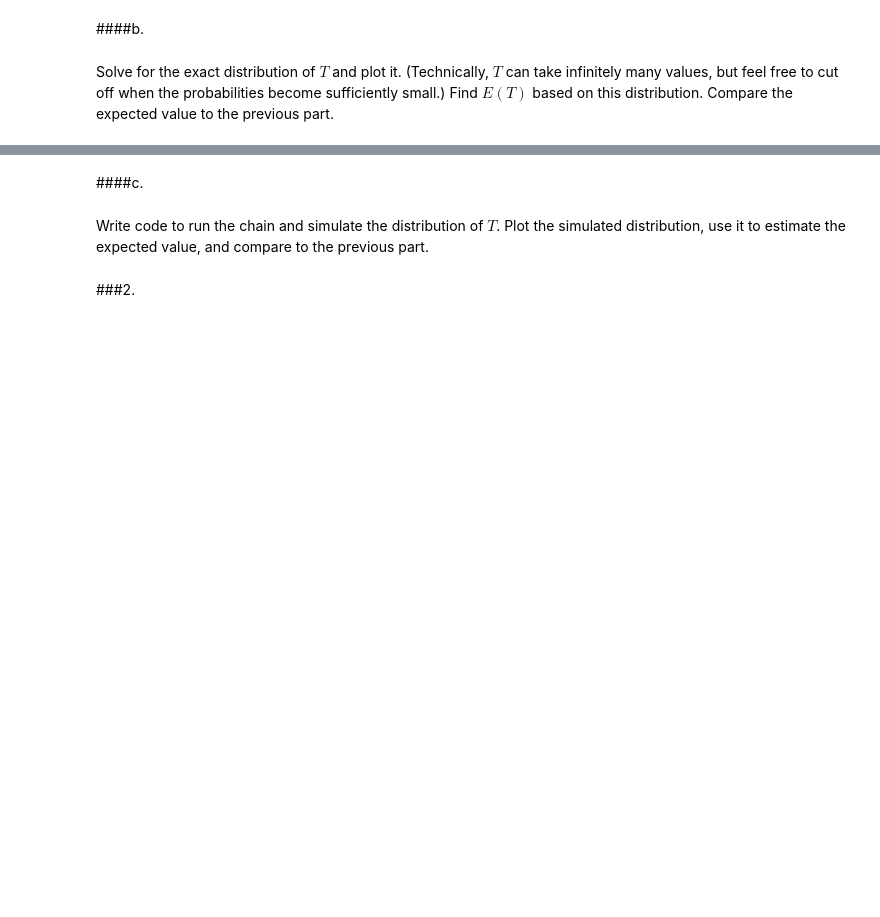
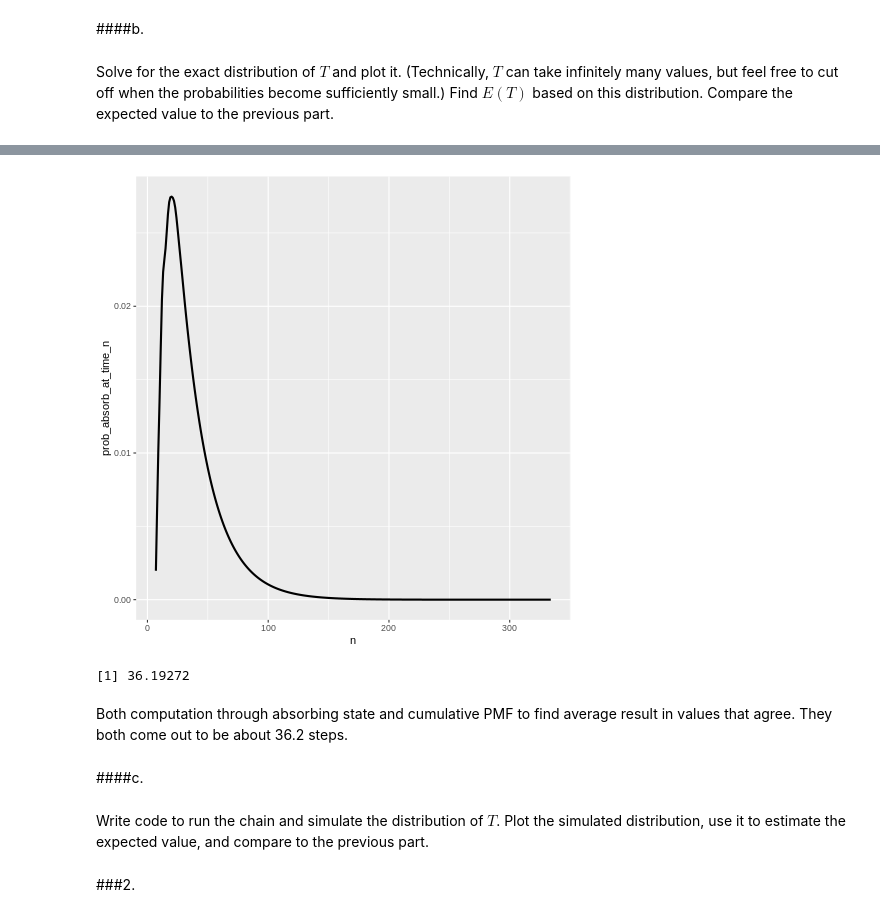
Before and after one commit to NRJaggers/Applied-Stochastic-Processes, a Jupyter notebook: Applications/4-Chutes_and_Ladders_and_MCMC/Chutes_and_Ladders_and_MCMC.ipynb, the cells around one changed output, grey strips where cells are left out. Saved outputs shown, nothing was run; the diff lists cells and outputs as text; code cells hidden in the pictures; blank space fills up the shorter version.

```diff
--- a/Applications/4-Chutes_and_Ladders_and_MCMC/Chutes_and_Ladders_and_MCMC.ipynb
+++ b/Applications/4-Chutes_and_Ladders_and_MCMC/Chutes_and_Ladders_and_MCMC.ipynb
@@ -121,3 +123,24 @@ integer(0)
 ####a.
 # %% [markdown]
 Solve for $E(T)$ without first finding the distribution of $T$.
+# %%
+%%R
+mean_time_to_absorption <- function(transition_matrix, state_names = NULL) {
+
+  absorbing_states = which(diag(transition_matrix) == 1)
+
+  if (length(absorbing_states) == 0) stop("There are no absorbing states.")
+
+  n_states = nrow(transition_matrix)
+
+  transient_states = setdiff(1:n_states, absorbing_states)
+
+  Q = transition_matrix[transient_states, transient_states]
+
+  mtta = solve(diag(nrow(Q)) - Q, rep(1, nrow(Q)))
+
+  if (is.null(state_names)) state_names = 1:n_states
+
+  data.frame(start_state = state_names[transient_states],
+             mean_time_to_absorption = mtta)
+}
@@ -127,0 +218,5 @@ Solve for the exact distribution of $T$ and plot it. (Technically, $T$ can take
+# %%
+%%R
+T_pmf = pmf_of_time_to_absorption(Pgame, start_state = 101)
+
+T_pmf |> head(100)
@@ -128,3 +241,21 @@ Solve for the exact distribution of $T$ and plot it. (Technically, $T$ can take
+# %%
+%%R
+library(tidyverse)
+
+ggplot(T_pmf |>
+         filter(prob_absorb_at_time_n > 0),
+       aes(x = n,
+           y = prob_absorb_at_time_n)) +
+  geom_line(linewidth = 1)
+# %% [output]
+[figure, added]
+# %%
+%%R
+sum(T_pmf[, 1] * T_pmf[, 2])
+# %% [output]
+[1] 36.19272
+# %% [markdown]
+Both computation through absorbing state and cumulative PMF to find average result in values that agree. They both come out to be about 36.2 steps.
 # %% [markdown]
 ####c.
 # %% [markdown]
```
Also changed, not shown: parts of 7 cells of this notebook.
